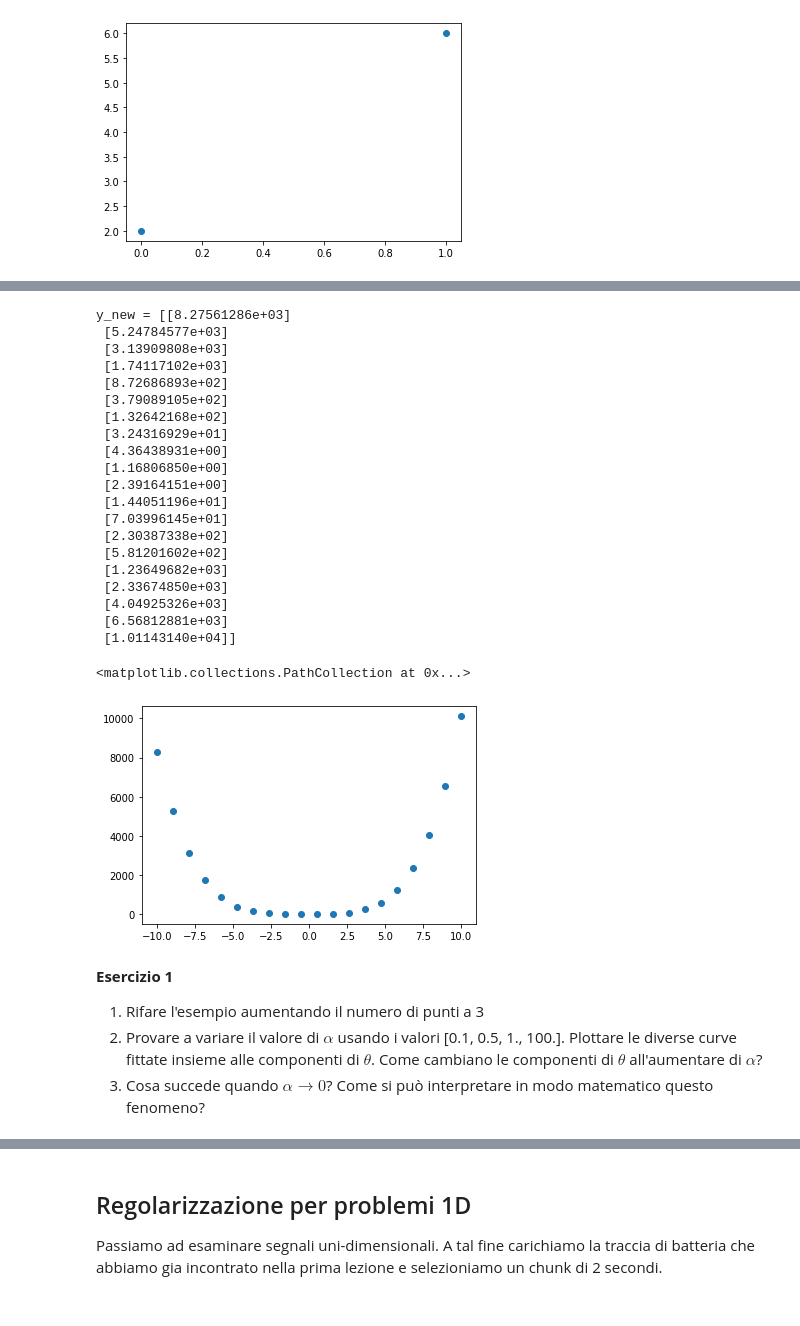
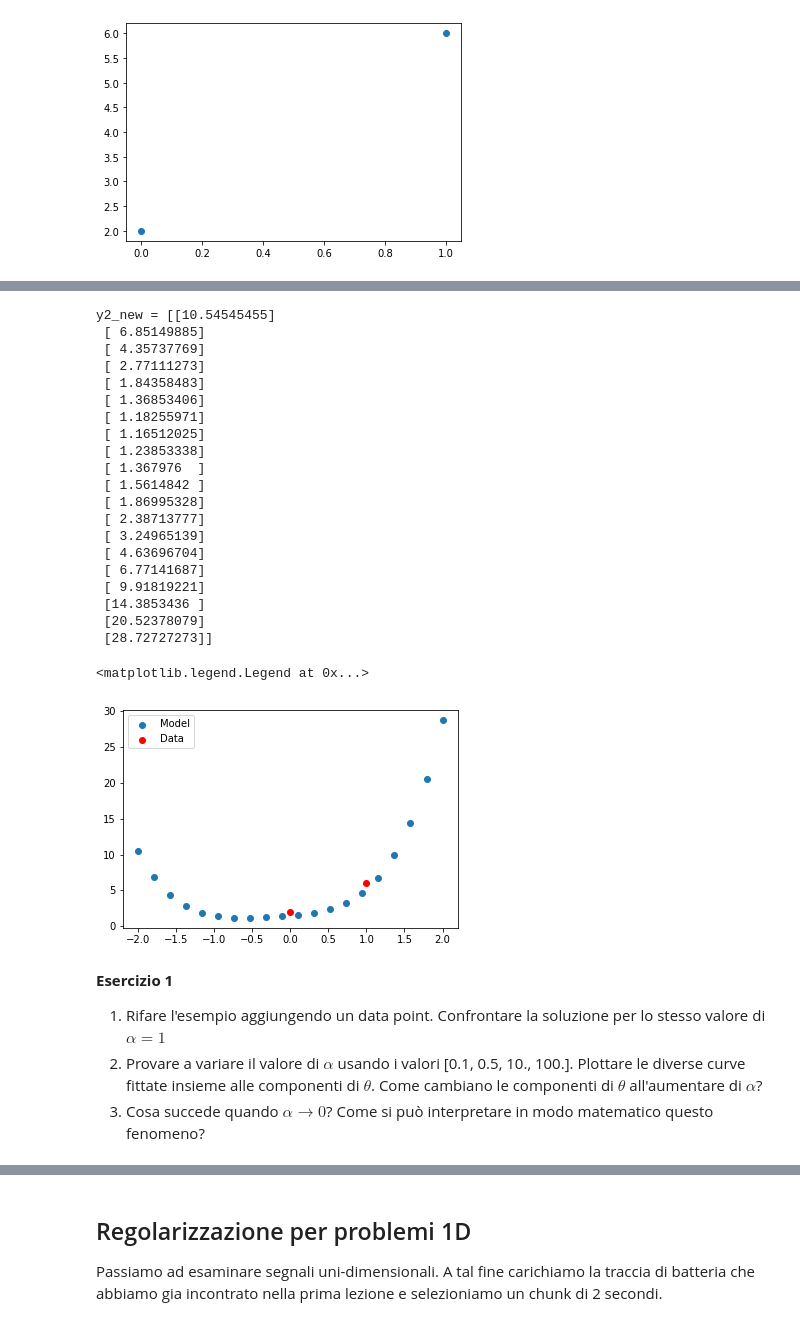
Before and after one commit to erodola/NumMeth-s2-2022, a Jupyter notebook: esercizi/ex3/ex3.ipynb, the cells around one changed output, grey strips where cells are left out. Cells and saved outputs as stored; diff of their text form; code cells hidden in the pictures.

```diff
--- a/esercizi/ex3/ex3.ipynb
+++ b/esercizi/ex3/ex3.ipynb
@@ -44,10 +44,10 @@ Riprendiamo il fitting di polinomi usando il metodo dei minimi quadrati. Supponi
 # %%
 n = 4
 
-x = np.array([0, 1])[:, np.newaxis]
-y = np.array([2., 6.])[:, np.newaxis]
+x2 = np.array([0, 1])[:, np.newaxis]
+y2 = np.array([2., 6.])[:, np.newaxis]
 
-plt.scatter(x, y)
+plt.scatter(x2, y2)
 # %% [output]
 <matplotlib.collections.PathCollection at 0x...>
 [figure]
@@ -57,7 +57,7 @@ $ \mathbf{\theta} = (\mathbf{X}^T \mathbf{X} + \alpha \mathbf{I})^{-1} \mathbf{X
 # %%
-X = np.concatenate((x**4, x**3, x**2, x**1, x**0),1)
-print(f"X = {X}")
+X2 = np.concatenate((x2**4, x2**3, x2**2, x2**1, x2**0),1)
+print(f"X2 = {X2}")
 
-theta = np.linalg.inv(X.T @ X + 0.99 * np.eye(5)) @ X.T @ y
-print(f"theta = {theta}")
+theta2 = np.linalg.inv(X2.T @ X2 + 1. * np.eye(5)) @ X2.T @ y2
+print(f"theta = {theta2}")
 # %% [output]
@@ -71,37 +71,40 @@ theta = [[0.91024807]
 # %%
-x_new = np.linspace(-10, 10, 20)[:, np.newaxis]
-X_new = np.concatenate((x_new**4, x_new**3, x_new**2, x_new**1, x_new**0),1)
-y_new = X_new@theta
-print(f"y_new = {y_new}")
+x2_new = np.linspace(-2, 2, 20)[:, np.newaxis]
+X2_new = np.concatenate((x2_new**4, x2_new**3, x2_new**2, x2_new**1, x2_new**0),1)
+y2_new = X2_new@theta2
+print(f"y2_new = {y2_new}")
 # %% [output]
-y_new = [[8.27561286e+03]
- [5.24784577e+03]
- [3.13909808e+03]
- [1.74117102e+03]
- [8.72686893e+02]
- [3.79089105e+02]
- [1.32642168e+02]
- [3.24316929e+01]
- [4.36438931e+00]
- [1.16806850e+00]
- [2.39164151e+00]
- [1.44051196e+01]
- [7.03996145e+01]
- [2.30387338e+02]
- [5.81201602e+02]
- [1.23649682e+03]
- [2.33674850e+03]
- [4.04925326e+03]
- [6.56812881e+03]
- [1.01143140e+04]]
+y2_new = [[10.54545455]
+ [ 6.85149885]
+ [ 4.35737769]
+ [ 2.77111273]
+ [ 1.84358483]
+ [ 1.36853406]
+ [ 1.18255971]
+ [ 1.16512025]
+ [ 1.23853338]
+ [ 1.367976  ]
+ [ 1.5614842 ]
+ [ 1.86995328]
+ [ 2.38713777]
+ [ 3.24965139]
+ [ 4.63696704]
+ [ 6.77141687]
+ [ 9.91819221]
+ [14.3853436 ]
+ [20.52378079]
+ [28.72727273]]
-# %%
-plt.scatter(x_new, y_new)
-# %% [output]
-<matplotlib.collections.PathCollection at 0x...>
-[figure, removed]
+# %%
+plt.scatter(x2_new, y2_new)
+plt.scatter(x2, y2, color='r')
+plt.legend(['Model', 'Data'])
+# %% [output]
+<matplotlib.legend.Legend at 0x...>
+[figure, added]
 # %% [markdown]
 **Esercizio 1**
 
- 1. Rifare l'esempio aumentando il numero di punti a 3
- 2. Provare a variare il valore di $\alpha$ usando i valori [0.1, 0.5, 1., 100.]. Plottare le diverse curve fittate insieme alle componenti di $\theta$. Come cambiano le componenti di $\theta$ all'aumentare di $\alpha$?
+ 1. Rifare l'esempio aggiungendo un data point. Confrontare la soluzione
+ per lo stesso valore di $\alpha = 1$
+ 2. Provare a variare il valore di $\alpha$ usando i valori [0.1, 0.5, 10., 100.]. Plottare le diverse curve fittate insieme alle componenti di $\theta$. Come cambiano le componenti di $\theta$ all'aumentare di $\alpha$?
  3. Cosa succede quando $\alpha \to 0$? Come si può interpretare in modo matematico questo fenomeno?
```
Also changed, not shown: parts of 3 cells of this notebook.
